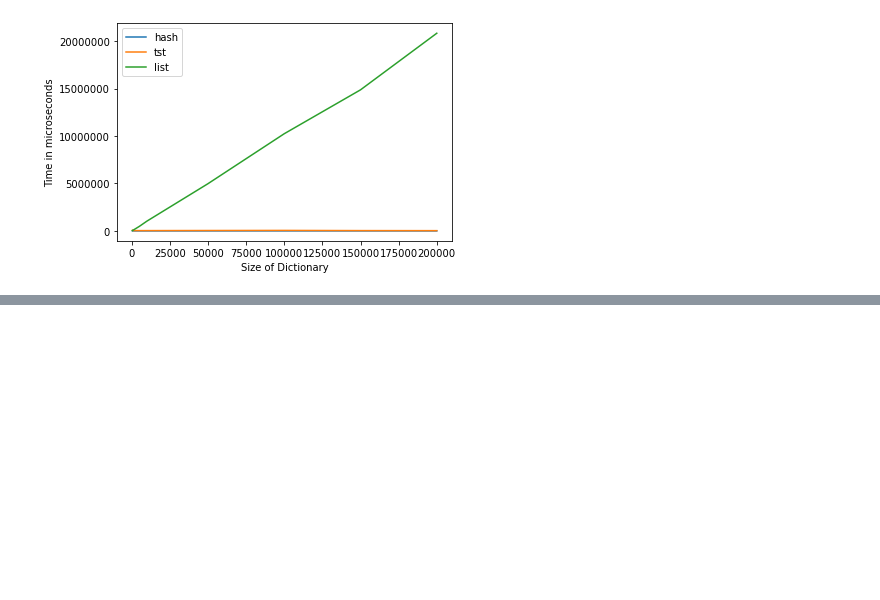
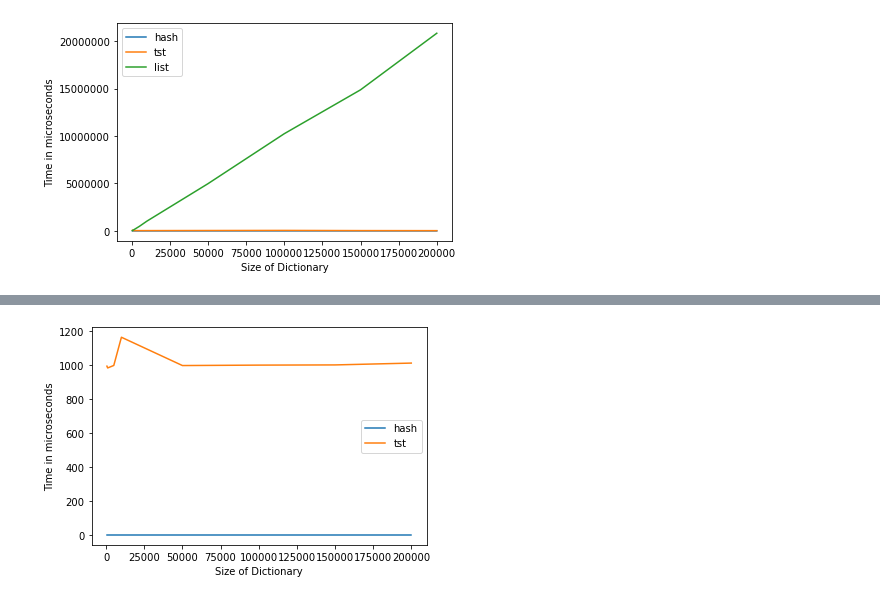
Before and after one commit to AnthonyLimanto/AlgorithmsAssignment_1, a Jupyter notebook: Untitled.ipynb, the cells around one changed output, grey strips where cells are left out. Saved outputs shown, nothing was run; the diff lists cells and outputs as text; code cells hidden in the pictures; blank space fills up the shorter version.

```diff
--- a/Untitled.ipynb
+++ b/Untitled.ipynb
@@ -160,0 +205,10 @@ plt.show()
+# %%
+plt.plot(x2, search_y_hash, label = "hash")
+plt.plot(x2, search_y_tst, label = "tst")
+plt.legend(['hash', 'tst', 'list'])
+plt.gcf().axes[0].yaxis.get_major_formatter().set_scientific(False)
+plt.xlabel("Size of Dictionary")
+plt.ylabel("Time in microseconds")
+plt.show()
+# %% [output]
+[figure, added]
```
Also changed, not shown: parts of 4 cells of this notebook, 6 other files.
